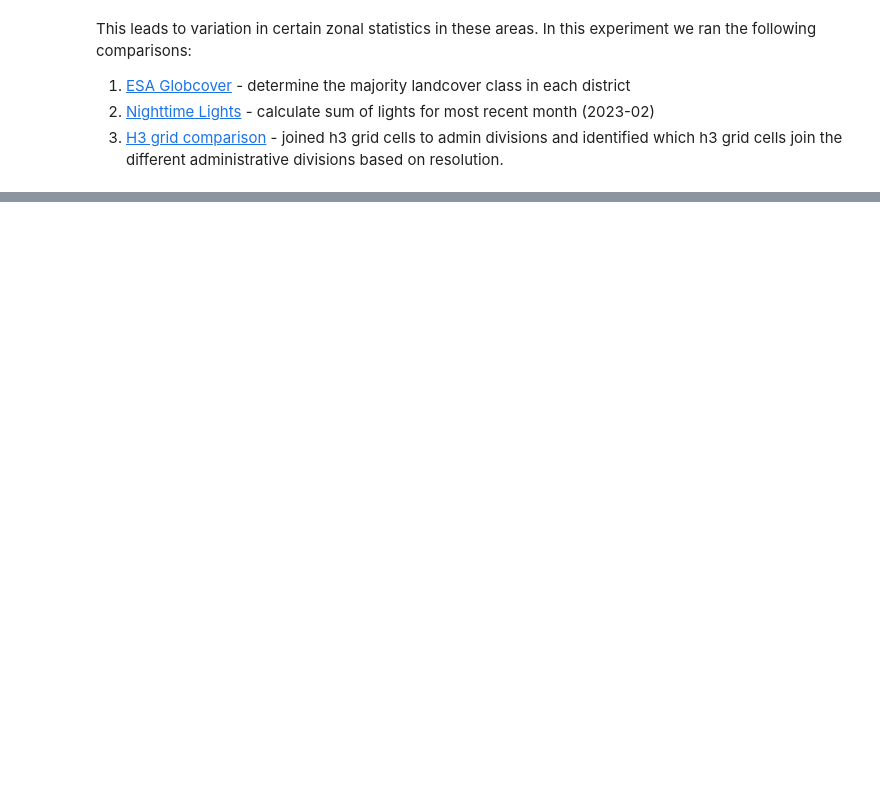
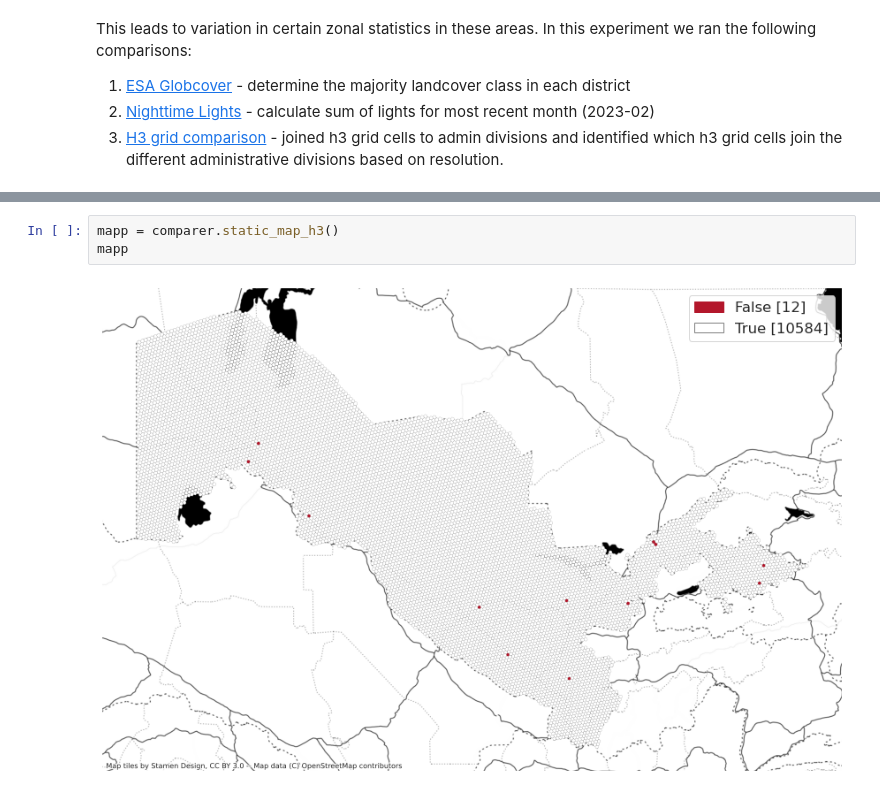
Before and after one commit to worldbank/Boundary_Comparison, a Jupyter notebook: _sources/notebooks/UZB_Boundary_Comparison.ipynb, the cells around one changed output, grey strips where cells are left out. Saved outputs shown, nothing was run; the diff lists cells and outputs as text; blank space fills up the shorter version.

```diff
--- a/_sources/notebooks/UZB_Boundary_Comparison.ipynb
+++ b/_sources/notebooks/UZB_Boundary_Comparison.ipynb
@@ -95,0 +91,5 @@ Using h3 grid level 6 ([~36km2](https://h3geo.org/docs/core-library/restable/)),
+# %%
+mapp = comparer.static_map_h3()
+mapp
+# %% [output]
+[figure, added]
```
Also changed, not shown: parts of 7 cells of this notebook, 26 other files.
